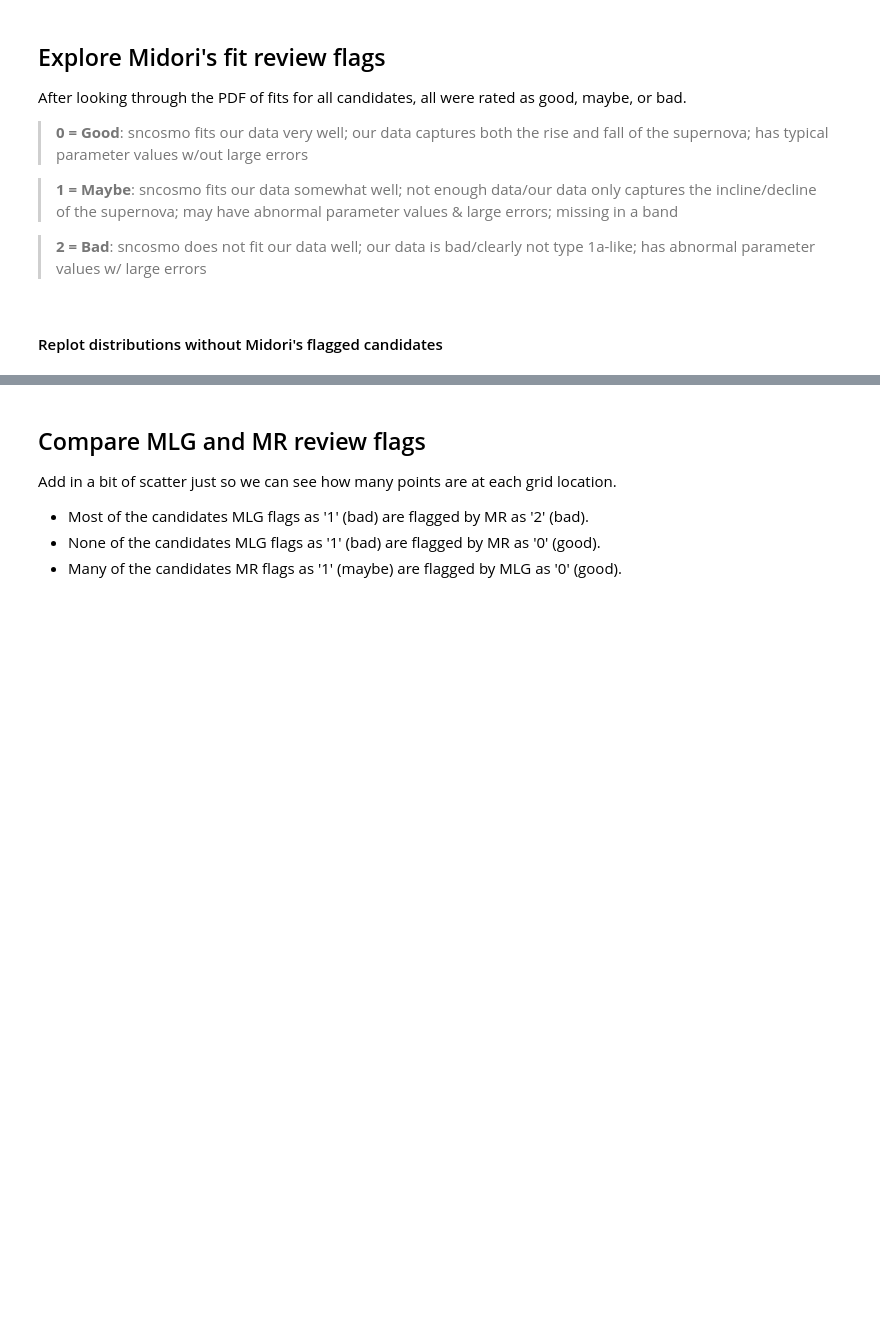
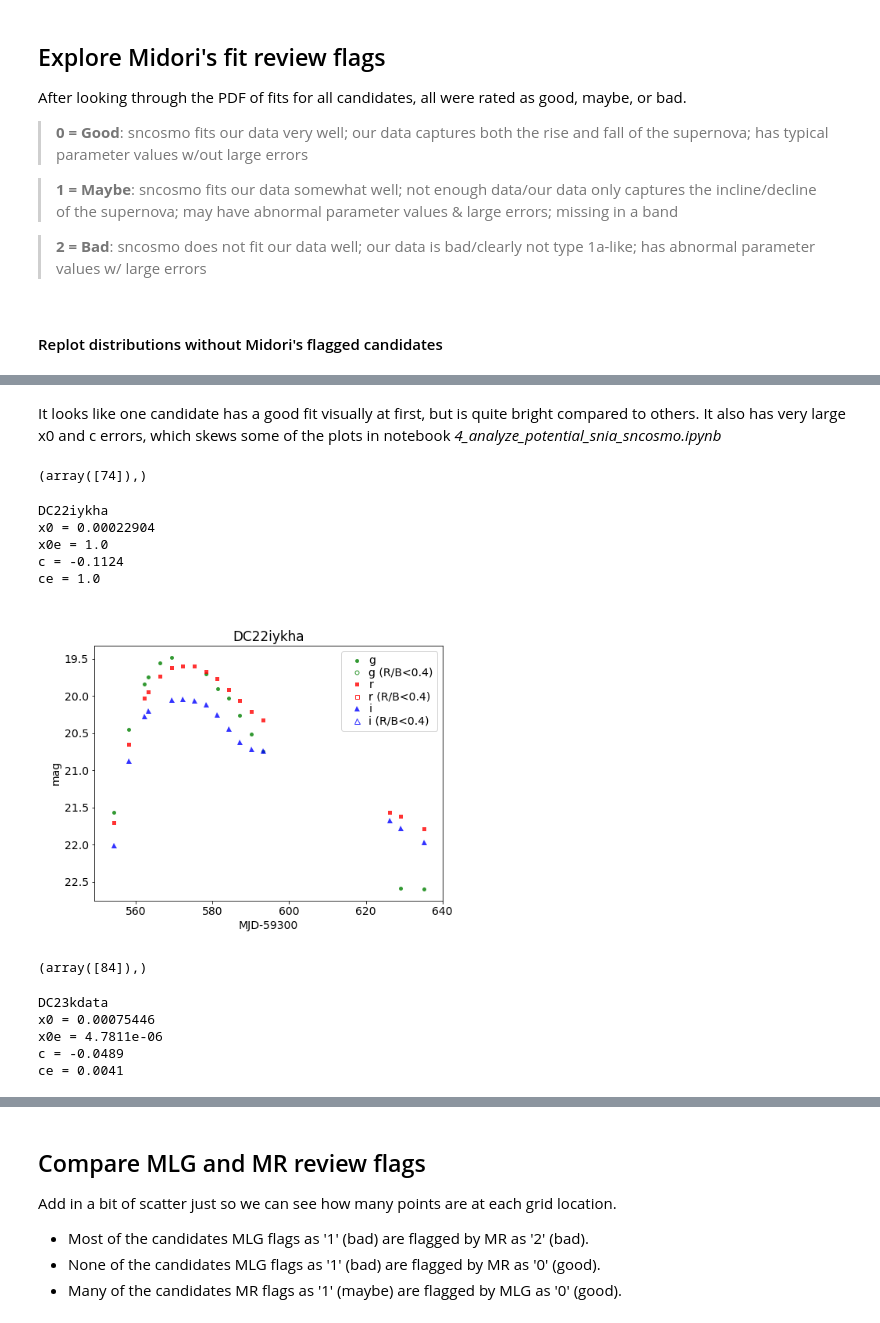
Before and after one commit to MelissaGraham/decam_ddf_tools, a Jupyter notebook: transients_science/SNIa/3_review_potential_snia_sncosmo.ipynb, the cells around one changed output, grey strips where cells are left out. Cells and saved outputs as stored; diff of their text form; code cells hidden in the pictures; blank space fills up the shorter version.

```diff
--- a/transients_science/SNIa/3_review_potential_snia_sncosmo.ipynb
+++ b/transients_science/SNIa/3_review_potential_snia_sncosmo.ipynb
@@ -306,0 +349,40 @@ fig.show()
+# %% [markdown]
+It looks like one candidate has a good fit visually at first, but is quite bright compared to others. It also has very large x0 and c errors, which skews some of the plots in notebook *4_analyze_potential_snia_sncosmo.ipynb*
+# %%
+np.where(fit_ce >0.4)
+# %% [output]
+(array([74]),)
+# %%
+print(fit_cand[74])
+print(f'x0 = {fit_x0[74]} \n'
+      f'x0e = {fit_x0e[74]} \n'
+      f'c = {fit_c[74]} \n'
+      f'ce = {fit_ce[74]} \n')
+# %% [output]
+DC22iykha
+x0 = 0.00022904
+x0e = 1.0
+c = -0.1124
+ce = 1.0
+# %%
+from IPython.display import display, Image
+image = Image(filename='../SNIa/all_potential_snia_plots/DC22iykha.png',width=450)
+display(image)
+# %% [output]
+[figure, added]
+# %%
+np.where(fit_x0 >0.0006)
+# %% [output]
+(array([84]),)
+# %%
+print(fit_cand[84])
+print(f'x0 = {fit_x0[84]} \n'
+      f'x0e = {fit_x0e[84]} \n'
+      f'c = {fit_c[84]} \n'
+      f'ce = {fit_ce[84]} \n')
+# %% [output]
+DC23kdata
+x0 = 0.00075446
+x0e = 4.7811e-06
+c = -0.0489
+ce = 0.0041
```
Also changed, not shown: parts of 10 cells of this notebook, 8 other files.
